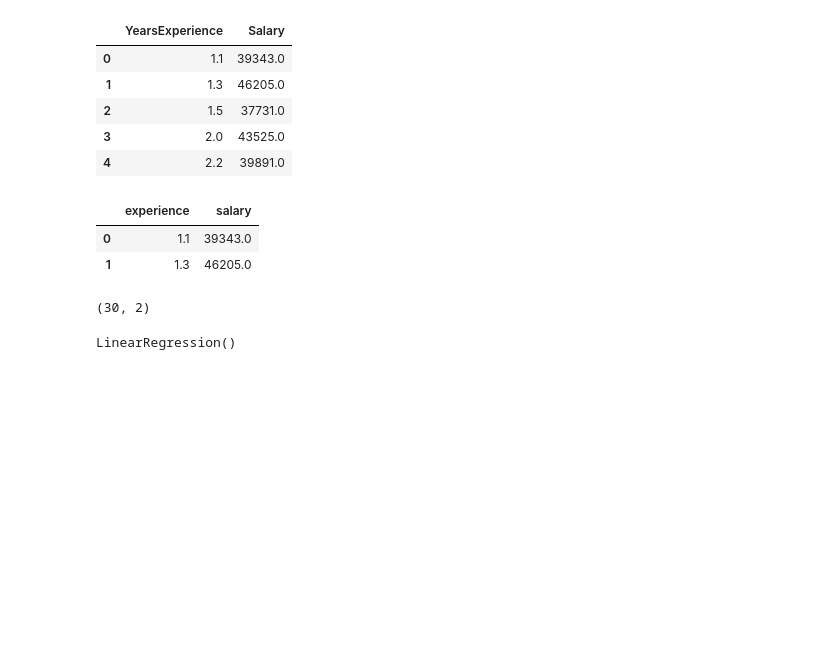
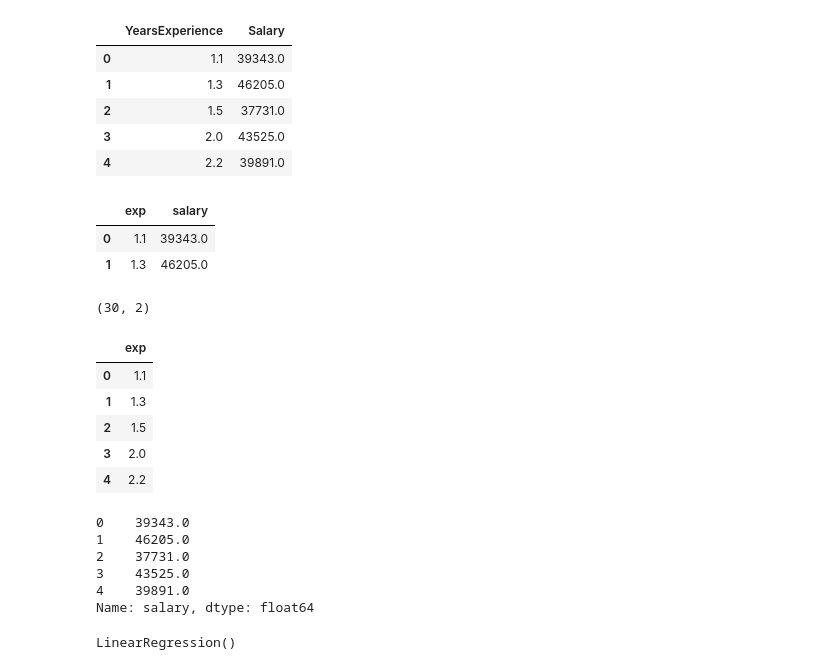
Before and after one commit to iamvivekanand/ML, a Jupyter notebook: MyProjects/001_Linear_Regression/Linear Regression.ipynb, the cells around one changed output. Saved outputs shown, nothing was run; the diff lists cells and outputs as text; code cells hidden in the pictures; blank space fills up the shorter version.

```diff
--- a/MyProjects/001_Linear_Regression/Linear Regression.ipynb
+++ b/MyProjects/001_Linear_Regression/Linear Regression.ipynb
@@ -19,13 +19,12 @@ df.head()
 | 4 | 2.2 | 39891.0 |
 # %%
 # lets rename the column for simplicity
-df.columns=['experience','salary']
+df.columns=['exp','salary']
+df.head(2)
+# %% [output]
+|  | exp | salary |
+| 0 | 1.1 | 39343.0 |
+| 1 | 1.3 | 46205.0 |
-# %%
-df.head(2)
-# %% [output]
-|  | experience | salary |
-| 0 | 1.1 | 39343.0 |
-| 1 | 1.3 | 46205.0 |
 # %%
 df.shape
 # %% [output]
@@ -35,5 +34,23 @@ df.shape
 X=df.drop('salary',axis=1)
 y=df.salary
+# %%
+X[0:5]
+# %% [output]
+|  | exp |
+| 0 | 1.1 |
+| 1 | 1.3 |
+| 2 | 1.5 |
+| 3 | 2.0 |
+| 4 | 2.2 |
+# %%
+y[0:5]
+# %% [output]
+0    39343.0
+1    46205.0
+2    37731.0
+3    43525.0
+4    39891.0
+Name: salary, dtype: float64
 # %%
 from sklearn.model_selection import train_test_split
 # %%
```
Also changed, not shown: parts of 3 cells of this notebook, 11 other files.
